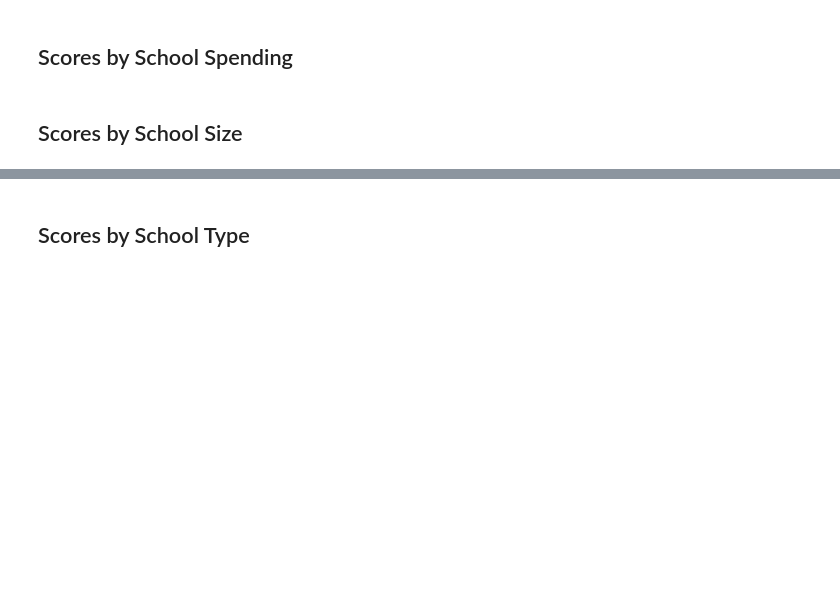
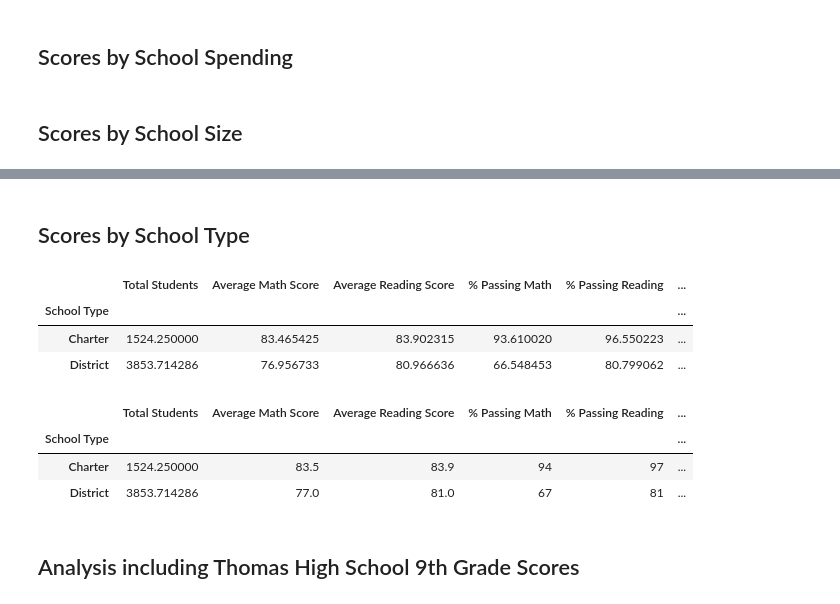
Before and after one commit to catsquared/school_district_analysis, a Jupyter notebook: PyCitySchools_Challenge.ipynb, the cells around one changed output, grey strips where cells are left out. Cells and saved outputs as stored; diff of their text form; code cells hidden in the pictures; blank space fills up the shorter version.

Commit message:
Finish analysis by school budget, size, type

```diff
--- a/PyCitySchools_Challenge.ipynb
+++ b/PyCitySchools_Challenge.ipynb
@@ -464,6 +340,7 @@ per_school_summary_df
 ## Scores by School Spending
 # %%
 # Establish the spending bins and group names.
-
+spending_bins = [0, 585, 630, 645, 675]
+group_names = ["<$584", "$585-$629", "$630-$644", "$645-$675"]
 
 # Categorize spending based on the bins.
@@ -470,2 +350,5 @@ per_school_summary_df
+# %%
+per_school_summary_df['Spending Range Per Student'] = pd.cut(per_school_capita, spending_bins, labels = group_names)
+per_school_summary_df
 # %%
 # Calculate averages for the desired columns.
@@ -477,7 +391,11 @@ per_school_summary_df
 ## Scores by School Size
 # %%
 # Establish the bins.
-
+# set bins to Small, Medium, Large
+size_bins = [0, 1000, 2000, 5000]
+# Set bin labels
+size_labels = ['< 1,000', '1,000-1,999', '2,000-5,000']
 # Categorize spending based on the bins.
+per_school_summary_df['Size Range'] = pd.cut(per_school_counts, size_bins, labels = size_labels)
 # %%
 # Calculate averages for the desired columns.
@@ -488,11 +441,39 @@ per_school_summary_df
-# %% [markdown]
-## Scores by School Type
+# %% [markdown]
+## Scores by School Type
 # %%
 # Calculate averages for the desired columns.
+# Create a new dataframe to hold the averages by school type
+type_summary_df = per_school_summary_df.groupby(['School Type']).mean()
+type_summary_df
+# %% [output]
+|  | Total Students | Average Math Score | Average Reading Score | % Passing Math | % Passing Reading | ... |
+| School Type |  |  |  |  |  | ... |
+| Charter | 1524.250000 | 83.465425 | 83.902315 | 93.610020 | 96.550223 | ... |
+| District | 3853.714286 | 76.956733 | 80.966636 | 66.548453 | 80.799062 | ... |
 # %%
 # Assemble into DataFrame.
 # %%
 # # Format the DataFrame
+# Add Formatting
+# Formatting
+type_summary_df["Average Math Score"] = type_summary_df["Average Math Score"].map("{:.1f}".format)
+
+type_summary_df["Average Reading Score"] = type_summary_df["Average Reading Score"].map("{:.1f}".format)
+
+type_summary_df["% Passing Math"] = type_summary_df["% Passing Math"].map("{:.0f}".format)
+
+type_summary_df["% Passing Reading"] = type_summary_df["% Passing Reading"].map("{:.0f}".format)
+
+type_summary_df["% Overall Passing"] = type_summary_df["% Overall Passing"].map("{:.0f}".format)
+
+type_summary_df
+# %% [output]
+|  | Total Students | Average Math Score | Average Reading Score | % Passing Math | % Passing Reading | ... |
+| School Type |  |  |  |  |  | ... |
+| Charter | 1524.250000 | 83.5 | 83.9 | 94 | 97 | ... |
+| District | 3853.714286 | 77.0 | 81.0 | 67 | 81 | ... |
+# %% [markdown]
+## Analysis including Thomas High School 9th Grade Scores
 # %%
 # Add the Pandas dependency
 import pandas as pd
```
Also changed, not shown: parts of 127 cells of this notebook.
